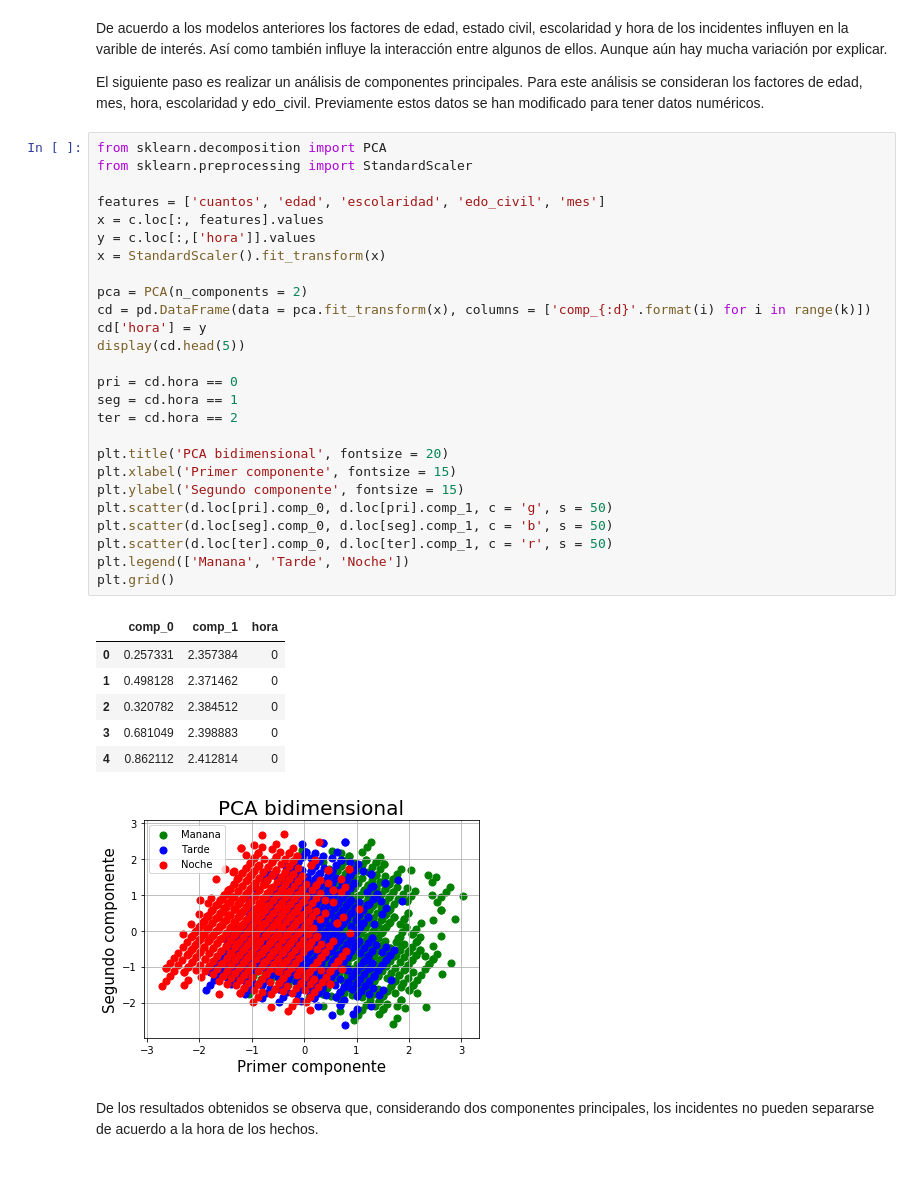
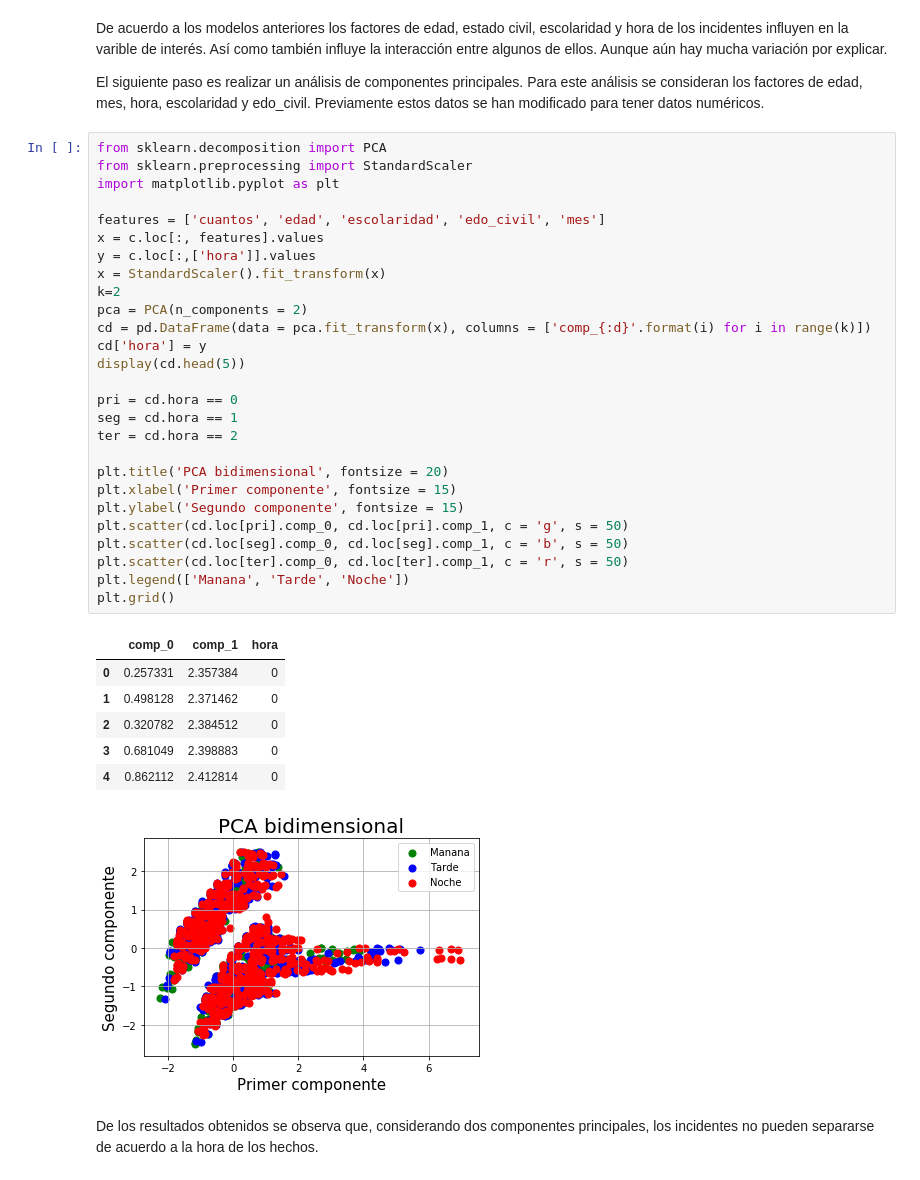
Before and after one commit to Saphira3000/Ciencia_de_Datos, a Jupyter notebook: p8.ipynb, the cells around one changed output. Cells and saved outputs as stored; diff of their text form.

```diff
--- a/p8.ipynb
+++ b/p8.ipynb
@@ -148,37 +151,38 @@ El siguiente paso es realizar un análisis de componentes principales. Para este
 # %%
 from sklearn.decomposition import PCA
 from sklearn.preprocessing import StandardScaler
+import matplotlib.pyplot as plt
 
 features = ['cuantos', 'edad', 'escolaridad', 'edo_civil', 'mes']
 x = c.loc[:, features].values
 y = c.loc[:,['hora']].values
 x = StandardScaler().fit_transform(x)
-
+k=2
 pca = PCA(n_components = 2)
 cd = pd.DataFrame(data = pca.fit_transform(x), columns = ['comp_{:d}'.format(i) for i in range(k)])
 cd['hora'] = y
 display(cd.head(5))
 
 pri = cd.hora == 0
 seg = cd.hora == 1
 ter = cd.hora == 2
 
 plt.title('PCA bidimensional', fontsize = 20)
 plt.xlabel('Primer componente', fontsize = 15)
 plt.ylabel('Segundo componente', fontsize = 15)
-plt.scatter(d.loc[pri].comp_0, d.loc[pri].comp_1, c = 'g', s = 50)
-plt.scatter(d.loc[seg].comp_0, d.loc[seg].comp_1, c = 'b', s = 50)
-plt.scatter(d.loc[ter].comp_0, d.loc[ter].comp_1, c = 'r', s = 50)
+plt.scatter(cd.loc[pri].comp_0, cd.loc[pri].comp_1, c = 'g', s = 50)
+plt.scatter(cd.loc[seg].comp_0, cd.loc[seg].comp_1, c = 'b', s = 50)
+plt.scatter(cd.loc[ter].comp_0, cd.loc[ter].comp_1, c = 'r', s = 50)
 plt.legend(['Manana', 'Tarde', 'Noche'])
 plt.grid()
 # %% [output]
 |  | comp_0 | comp_1 | hora |
 | 0 | 0.257331 | 2.357384 | 0 |
 | 1 | 0.498128 | 2.371462 | 0 |
 | 2 | 0.320782 | 2.384512 | 0 |
 | 3 | 0.681049 | 2.398883 | 0 |
 | 4 | 0.862112 | 2.412814 | 0 |
-[figure, old version]
+[figure, new version]
 # %% [markdown]
 De los resultados obtenidos se observa que, considerando dos componentes principales, los incidentes no pueden separarse de acuerdo a la hora de los hechos.
 # %%
```
Also changed, not shown: parts of 2 cells of this notebook, 18 other files.
